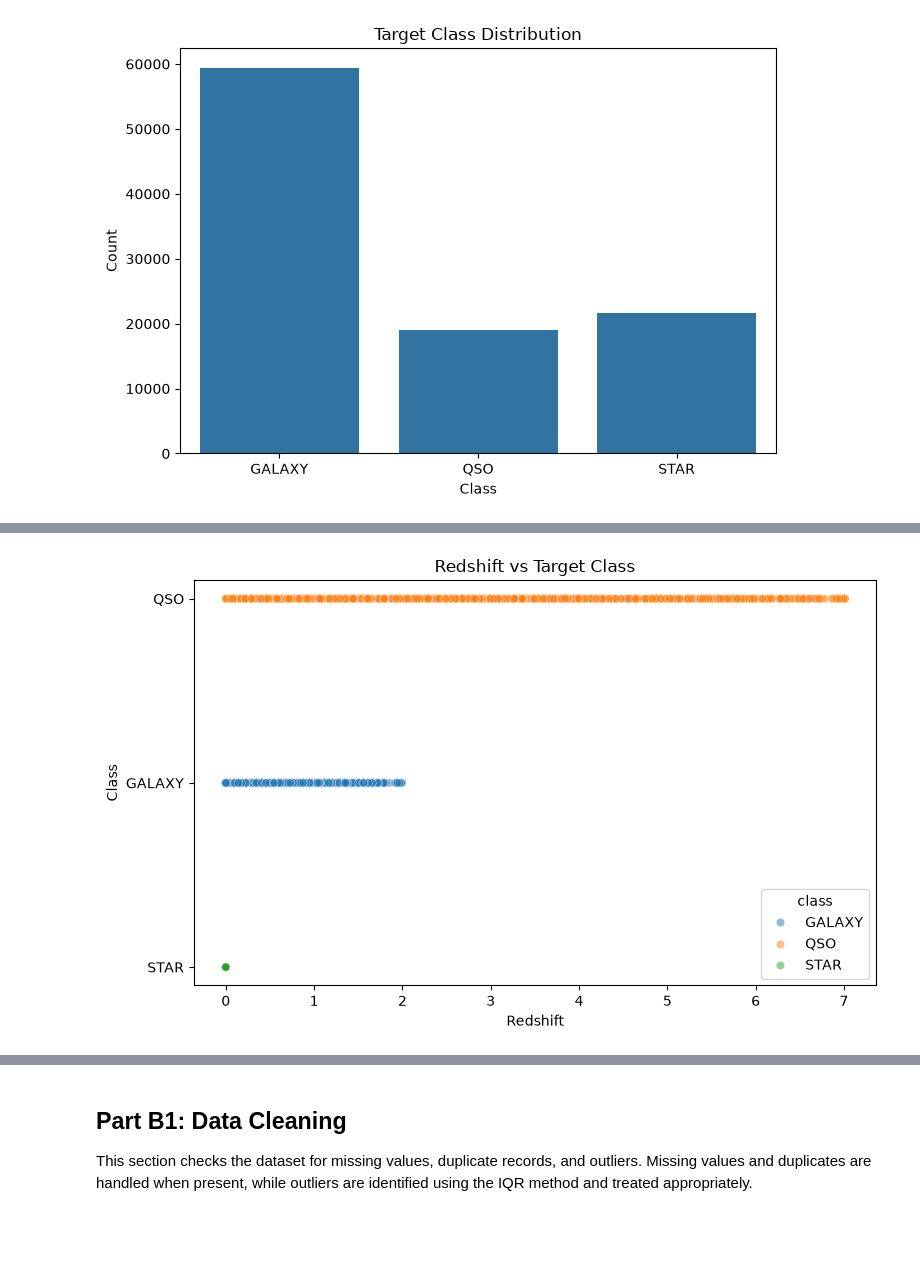
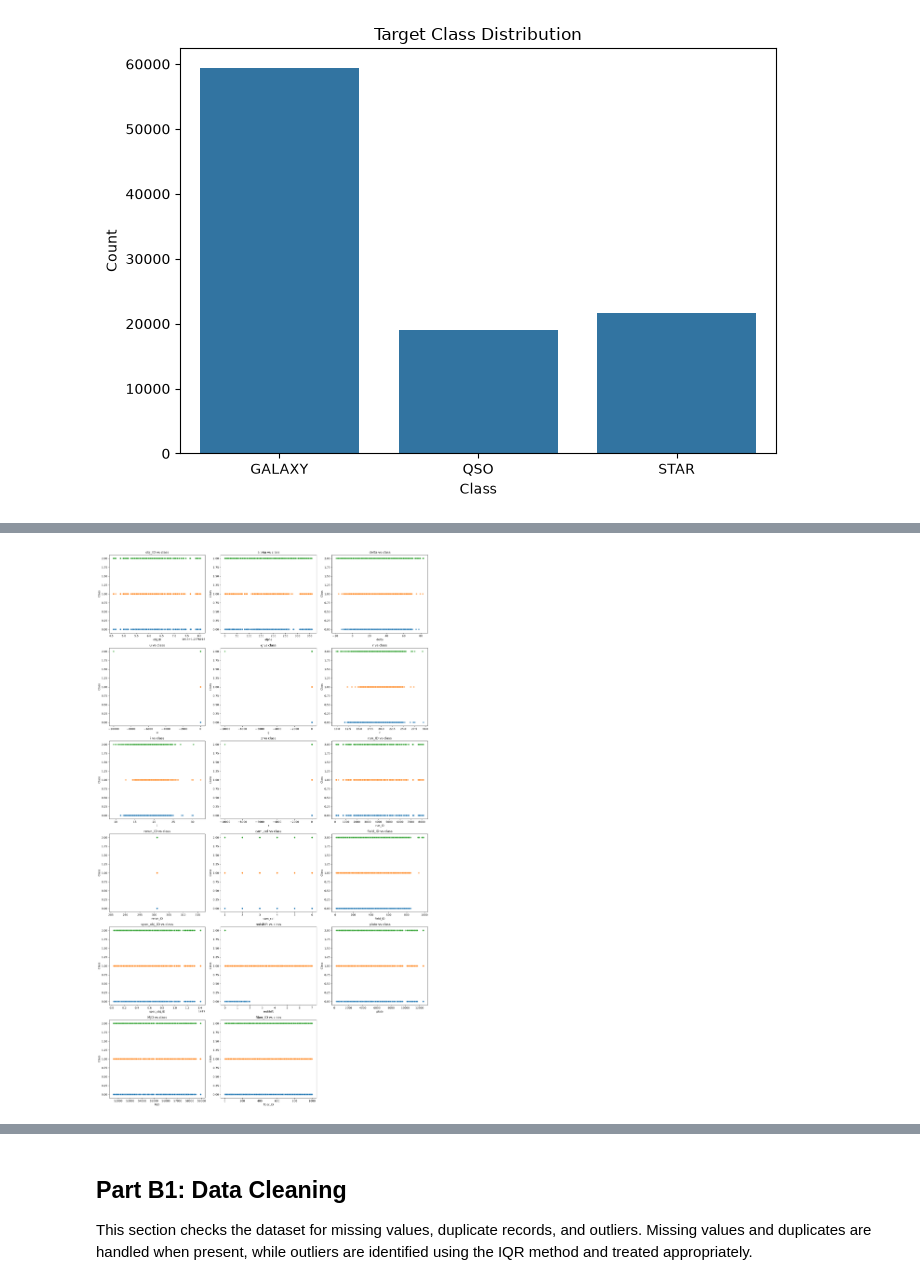
Before and after one commit to Reshma925/Vectora, a Jupyter notebook: ML_CLASSIFICATION_TRACKA/classification.ipynb, the cells around one changed output, grey strips where cells are left out. Cells and saved outputs as stored; diff of their text form; code cells hidden in the pictures; blank space fills up the shorter version.

```diff
--- a/ML_CLASSIFICATION_TRACKA/classification.ipynb
+++ b/ML_CLASSIFICATION_TRACKA/classification.ipynb
@@ -163,31 +176,48 @@ plt.show()
-# %%
-#  features (vs) target classes analysation
-
-class_mapping = {
-    "STAR": 0,
-    "GALAXY": 1,
-    "QSO": 2
-}
-
-df["class_numeric"] = df["class"].map(class_mapping)
 # %%
-#------------------------------------------- 1 . Redshift (vs) Class-----------------------------------------------------------
-plt.figure(figsize=(8, 5))
+# -------------------------------------- TARGET vs FEATURES: SCATTER PLOTS --------------------------------------
 
-sns.scatterplot(
-    data=df,
-    x="redshift",
-    y="class_numeric",
-    hue="class",
-    alpha=0.5
+target_column = "class"
+# Get all numerical features
+numeric_features = df.select_dtypes(
+    include=["int64", "float64"]
+).columns.tolist()
+# Remove target if it happens to be numerical
+if target_column in numeric_features:
+    numeric_features.remove(target_column)
+# Create temporary numeric representation of target ONLY for plotting
+class_mapping = {
+    class_name: index
+    for index, class_name in enumerate(df[target_column].unique())
+}
+target_numeric = df[target_column].map(class_mapping)
+# 3 columns, rows calculated automatically
+n_cols = 3
+n_rows = (len(numeric_features) + n_cols - 1) // n_cols
+fig, axes = plt.subplots(
+    n_rows,
+    n_cols,
+    figsize=(18, 5 * n_rows)
 )
+axes = axes.flatten()
+for i, feature in enumerate(numeric_features):
 
-plt.title("Redshift vs Target Class")
-plt.xlabel("Redshift")
-plt.ylabel("Class")
-plt.yticks([0, 1, 2], ["STAR", "GALAXY", "QSO"])
+    sns.scatterplot(
+        x=df[feature],
+        y=target_numeric,
+        hue=df[target_column],
+        palette="tab10",
+        alpha=0.6,
+        ax=axes[i],
+        legend=False
+    )
+    axes[i].set_title(f"{feature} vs {target_column}")
+    axes[i].set_xlabel(feature)
+    axes[i].set_ylabel("Class")
+# Hide unused subplots
+for i in range(len(numeric_features), len(axes)):
+    axes[i].set_visible(False)
 
 plt.tight_layout()
 plt.show()
 # %% [output]
-[figure, old version]
+[figure, new version]
```
Also changed, not shown: parts of 21 cells of this notebook, 5 other files.
